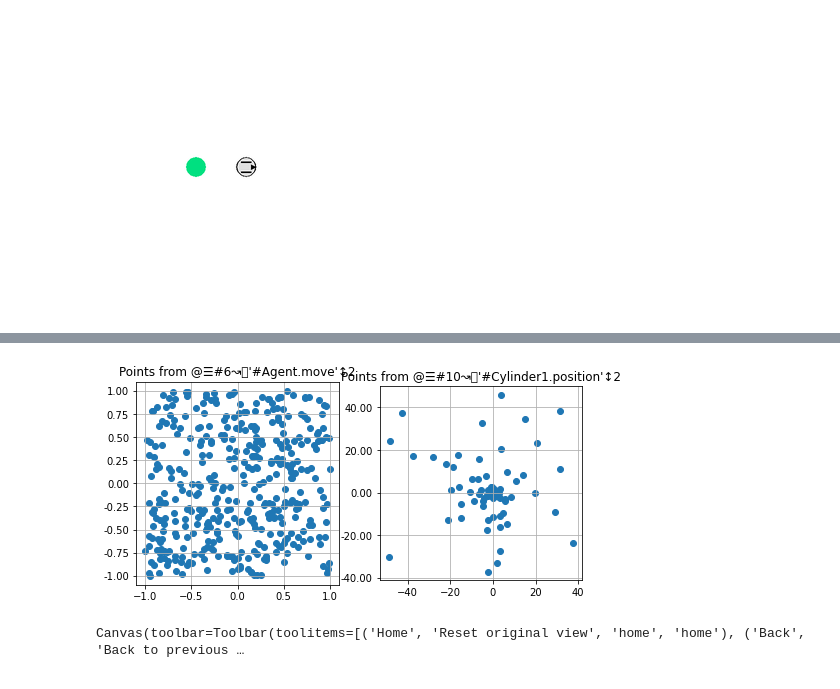
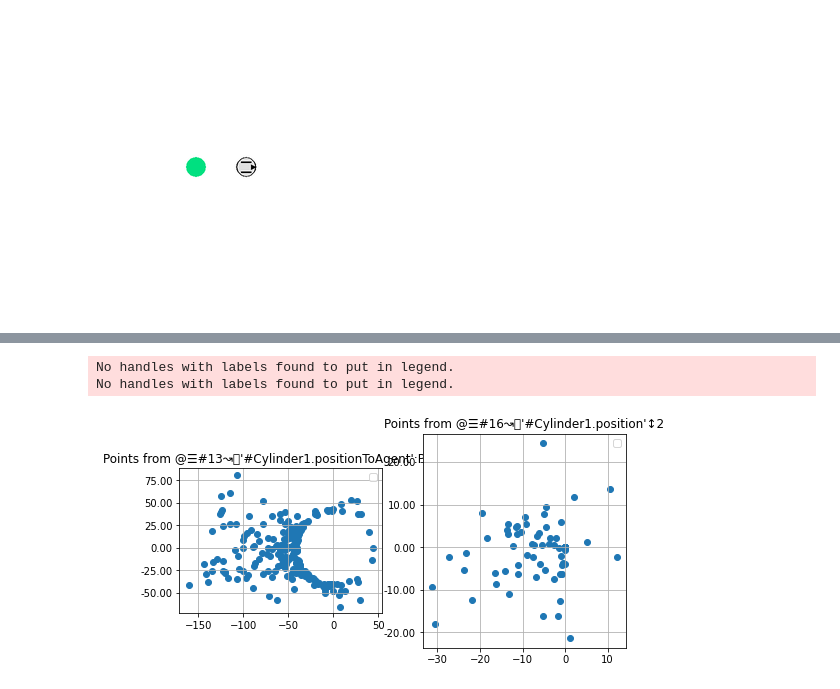
Before and after one commit to Pikalchemist/cdl, a Jupyter notebook: examples/test.ipynb, the cells around one changed output, grey strips where cells are left out. Saved outputs shown, nothing was run; the diff lists cells and outputs as text; code cells hidden in the pictures.

```diff
--- a/examples/test.ipynb
+++ b/examples/test.ipynb
@@ -51,3 +55,0 @@ mrp = InterestModel(learner.dataset, learner.propertySpace('Agent.move'), learne
-# %%
-learner.train(200)
-env.run()
@@ -71,0 +65,8 @@ Conflict trying to update current area, creating a new one
+# %%
+competences = {}
+# %%
+for _ in range(5):
+    learner.train(20)
+    env.run()
+
+    competences[learner.iteration] = learner.dataset.competences(precise=True)
@@ -329,11 +454,12 @@ display(learner.propertySpace('Agent.move').visualizeData(), learner.propertySpa
 # %%
-display(learner.propertySpace('Agent.move').visualizeData(), learner.propertySpace('#Cylinder1.position').visualizeData())
+from dino.data.space import SpaceKind
+display(learner.propertySpace('#Cylinder1.positionToAgent', kind=SpaceKind.PRE).visualizeData(), learner.propertySpace('#Cylinder1.position').visualizeData())
 # %% [output]
+No handles with labels found to put in legend.
+No handles with labels found to put in legend.
-[figure, old version]
+[figure, new version]
 # %%
 im = list(learner.dataset.models[0].interestMaps.values())[0]
 display(im.visualizeData())
-# %% [output]
-Canvas(toolbar=Toolbar(toolitems=[('Home', 'Reset original view', 'home', 'home'), ('Back', 'Back to previous …
 # %%
 im
```
Also changed, not shown: parts of 62 cells of this notebook, 1 other file.
